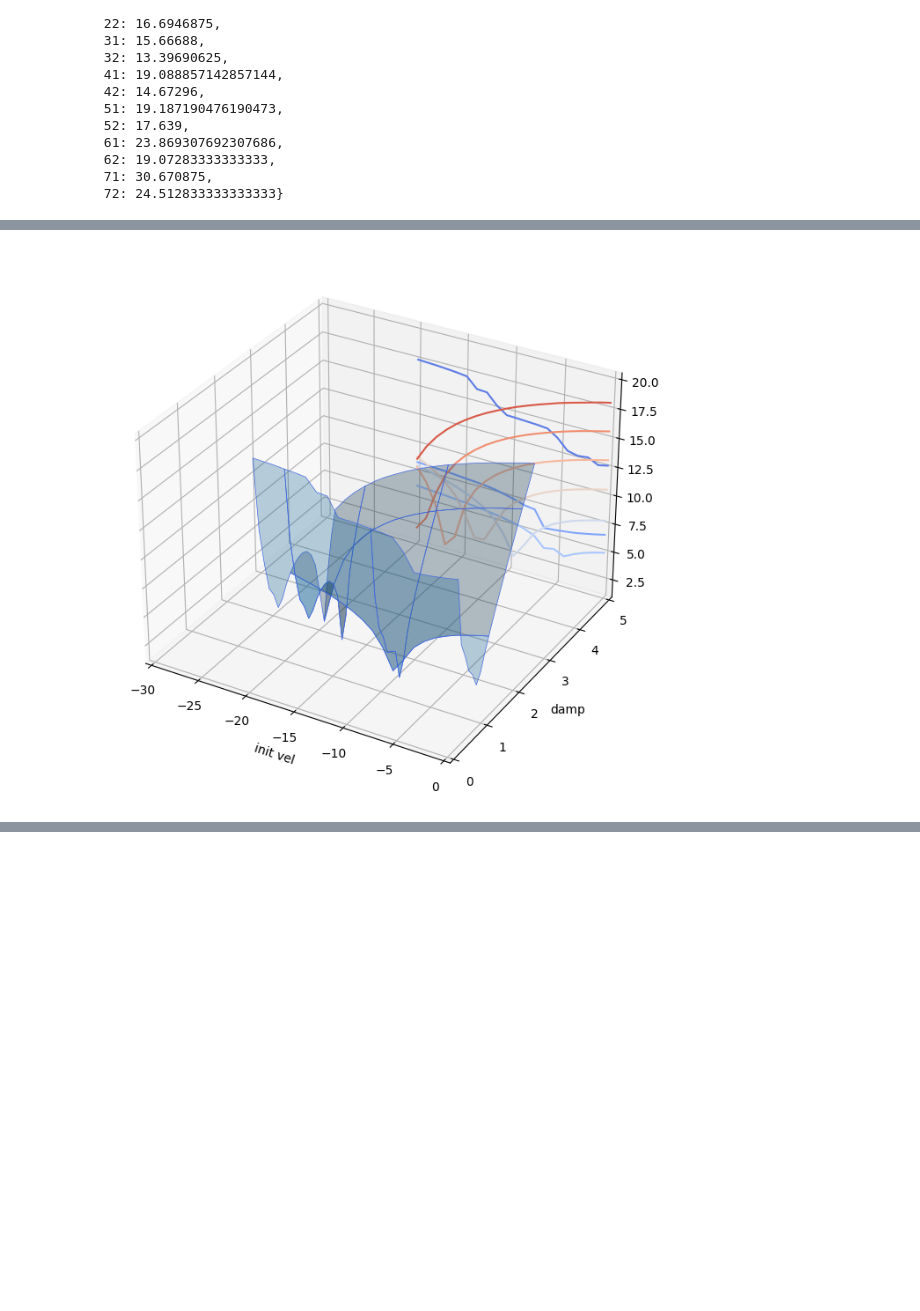
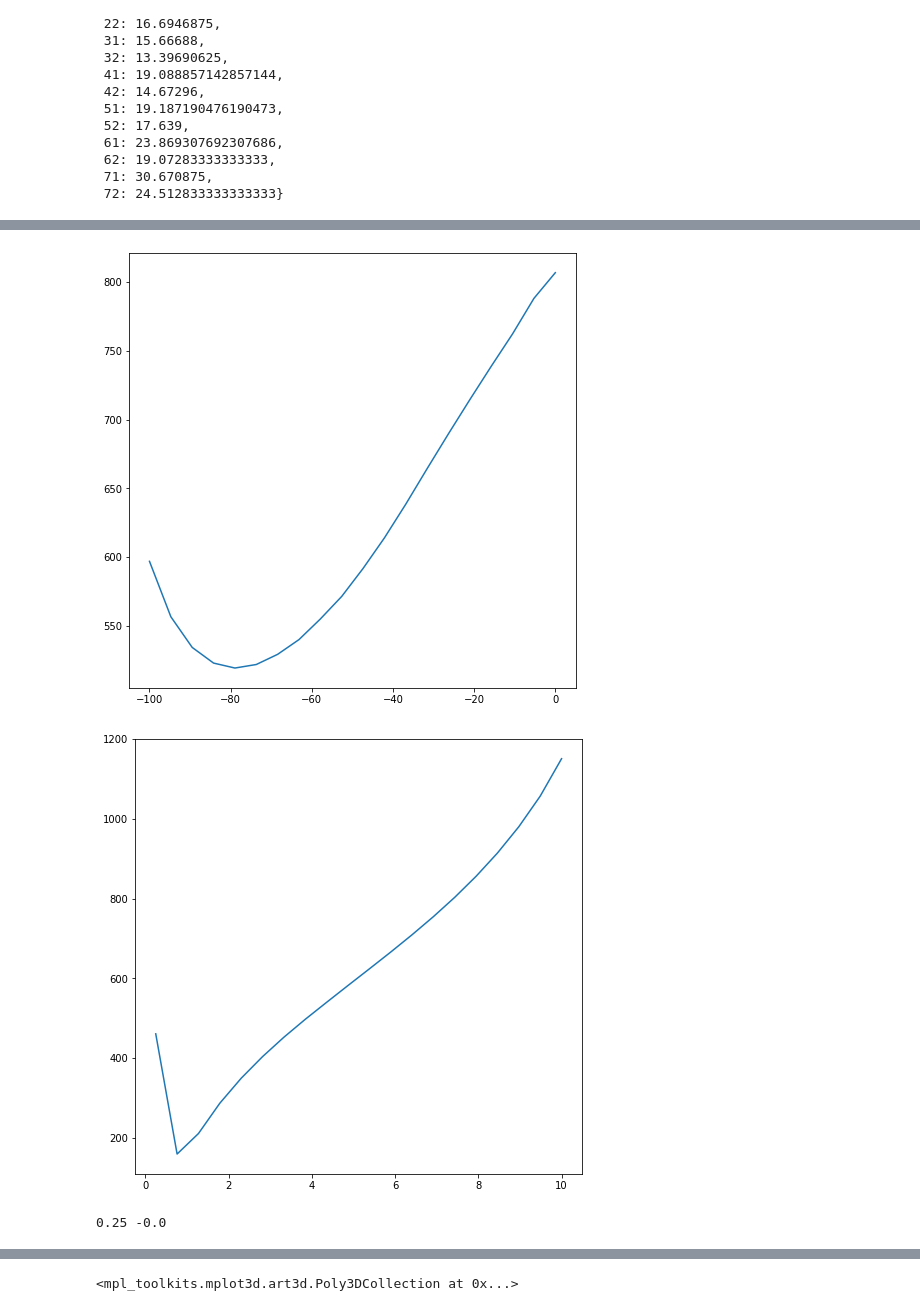
Before and after one commit to shingotabuchi/LbmSwimmer2D, a Jupyter notebook: Assets/Scripts/Neural/Data/analysis.ipynb, the cells around one changed output, grey strips where cells are left out. Drawn from its saved outputs; the diff is of its cells as text; code cells hidden in the pictures; blank space fills up the shorter version.

```diff
--- a/Assets/Scripts/Neural/Data/analysis.ipynb
+++ b/Assets/Scripts/Neural/Data/analysis.ipynb
@@ -8 +1,18 @@ mpl.rc('figure',  figsize=(8, 8))
+# %%
+import pandas as pd
+import numpy as np
+import os
+import matplotlib.patches as patches
+import matplotlib as mpl
+import matplotlib.pyplot as plt
+mpl.rc('figure',  figsize=(8, 8))
+# mpl.rc('text', usetex=True)
+# mpl.rc('font',**{'family':'sans-serif','sans-serif':['Comic Sans MS']})
+# mpl.rc('mathtext', fontset='stixsans')
+# mpl.rc('text.latex', preamble=r'\usepackage{cmbright}')
+mpl.rcParams['mathtext.fontset'] = 'custom'
+mpl.rcParams['mathtext.rm'] = 'Arial'
+mpl.rcParams['mathtext.it'] = 'Arial'
+mpl.rcParams['mathtext.bf'] = 'Arial'
+hfont = {'fontname':'Arial'}
 # %%
@@ -188,36 +206,64 @@ def convergetime(dt,omega0,gamma,initVel,initPos):
 # %%
 from matplotlib import cm
 omega0 = 1.0
-gamma = np.linspace(0.25,2.5,20)
-initVel = -np.linspace(0,20,20)
+gamma = np.linspace(0.25,10,20)
+initVel = -np.linspace(0,100,20)
 ct = np.zeros((len(gamma),len(initVel)))
 for i in range(len(gamma)):
     for j in range(len(initVel)):
         ct[i][j] = convergetime(0.02,omega0,gamma[i],initVel[j],5)
+
+ctgammaAveraged = np.zeros(len(initVel))
+ctinitVelAveraged = np.zeros(len(gamma))
+for i in range(len(gamma)):
+    for j in range(len(initVel)):
+        ctgammaAveraged[j] += ct[i][j]
+        ctinitVelAveraged[i] += ct[i][j]
+
+plt.plot(initVel,ctgammaAveraged)
+plt.show()
+plt.plot(gamma,ctinitVelAveraged)
+plt.show()
+
+print(gamma[0],initVel[0])
+plt.ylabel("damp")
+plt.xlabel("initial velocity")
+plt.pcolormesh(initVel,gamma,ct)
+plt.show()
+
+plt.contour(initVel, gamma, ct,10)
+plt.show()
+plt.ylabel("damp")
+plt.xlabel("initial velocity")
+plt.pcolormesh(gamma,initVel,ct)
+plt.show()
 fig, ax = plt.subplots(subplot_kw={"projection": "3d"})
 initVel, gamma = np.meshgrid(initVel, gamma)
 X, Y, Z = initVel, gamma, ct
 # Plot the 3D surface
 ax.plot_surface(X, Y, Z, edgecolor='royalblue', lw=0.5, rstride=8, cstride=8,
                 alpha=0.3)
 
-# Plot projections of the contours for each dimension.  By choosing offsets
-# that match the appropriate axes limits, the projected contours will sit on
-# the 'walls' of the graph.
-# ax.contour(X, Y, Z, zdir='z', offset=-1, cmap='coolwarm')
-# ax.contour(X, Y, Z, zdir='x', offset=-1, cmap='coolwarm')
-ax.contour(X, Y, Z, zdir='y', offset=5, cmap='coolwarm')
+# # Plot projections of the contours for each dimension.  By choosing offsets
+# # that match the appropriate axes limits, the projected contours will sit on
+# # the 'walls' of the graph.
+# # ax.contour(X, Y, Z, zdir='z', offset=-1, cmap='coolwarm')
+# # ax.contour(X, Y, Z, zdir='x', offset=-1, cmap='coolwarm')
+# ax.contour(X, Y, Z, zdir='y', offset=5, cmap='coolwarm')
 
-ax.set(xlim=(-30, 0), ylim=(0, 5),
-       xlabel='init vel', ylabel='damp')
-
-plt.show()
+# ax.set(xlim=(-30, 0), ylim=(0, 5),
+#        xlabel='init vel', ylabel='damp')
+# # ax.view_init(azim=0)
+# plt.show()
+# ax.pcolormesh(initVel, gamma, ct)
 
 # ax.bar3d(initVel,gamma,1,1,1,ct)
 # ax.plot_surface(initVel,gamma,ct,cmap=cm.coolwarm)
 # plt.ylabel("damp")
 # plt.xlabel("init vel")
 # ax.view_init(azim=170)
 # plt.show()
 # %% [output]
-[figure, old version]
+[figure, new version]
+[figure, added]
+0.25 -0.0
@@ -223,0 +273 @@ plt.show()
+<mpl_toolkits.mplot3d.art3d.Poly3DCollection at 0x...>
```
Also changed, not shown: parts of 4 cells of this notebook, 5 other files.
